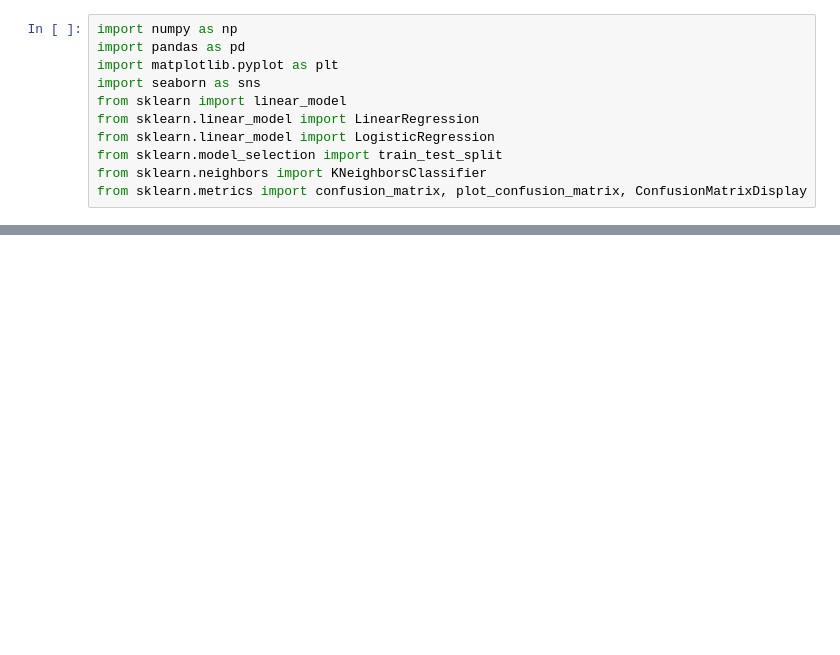
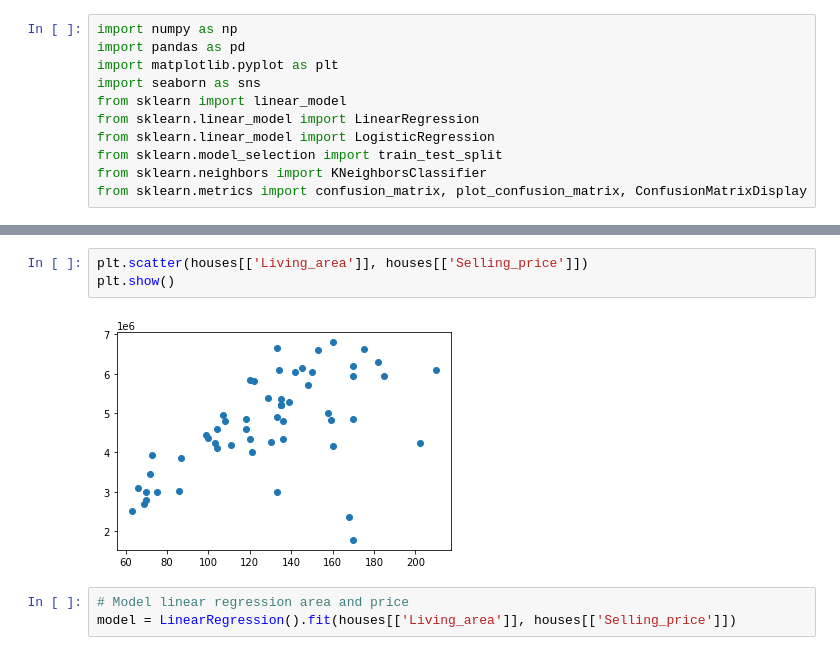
Before and after one commit to Jessica-Gilmsjoe/DIT406, a Jupyter notebook: assignment2-new.ipynb, the cells around one changed output, grey strips where cells are left out. Saved outputs shown, nothing was run; the diff lists cells and outputs as text; blank space fills up the shorter version.

```diff
--- a/assignment2-new.ipynb
+++ b/assignment2-new.ipynb
@@ -32,0 +33,8 @@ houses
+# %%
+plt.scatter(houses[['Living_area']], houses[['Selling_price']])
+plt.show()
+# %% [output]
+[figure, added]
+# %%
+# Model linear regression area and price
+model = LinearRegression().fit(houses[['Living_area']], houses[['Selling_price']])
```
Also changed, not shown: parts of 10 cells of this notebook.
